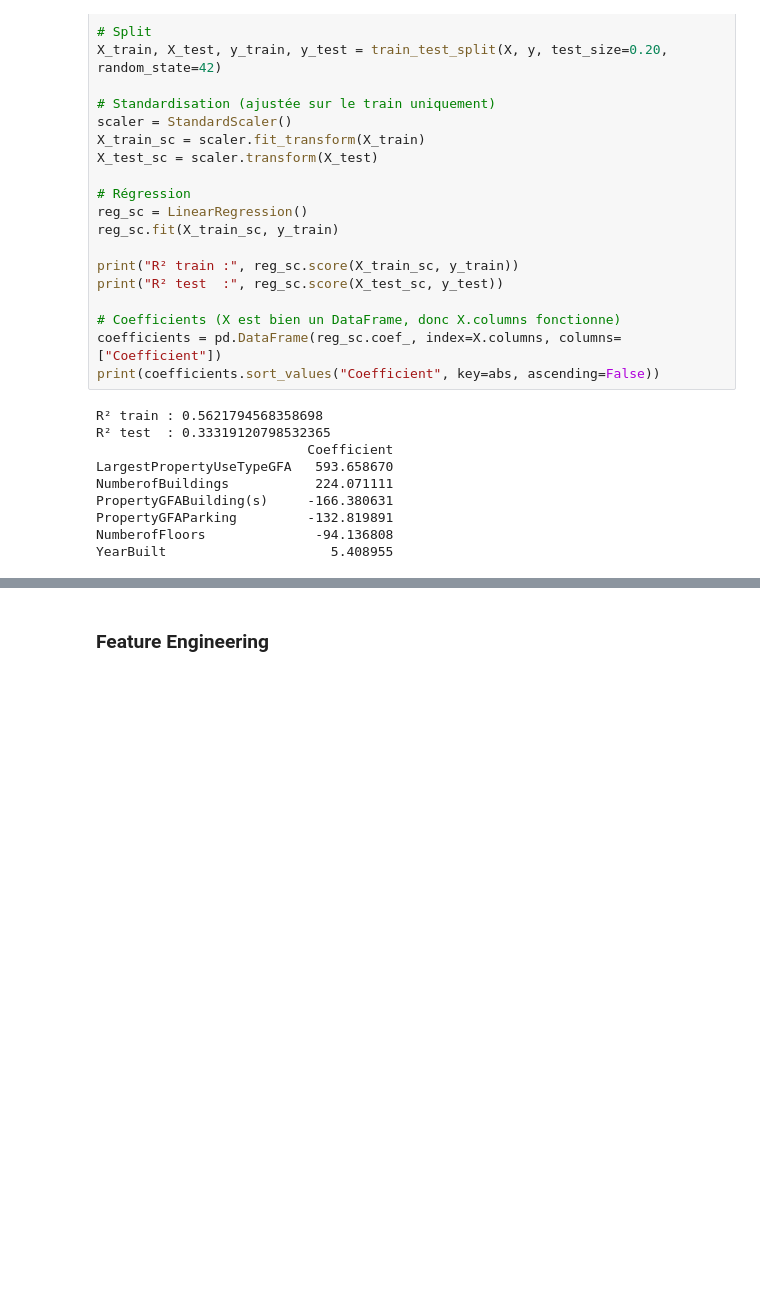
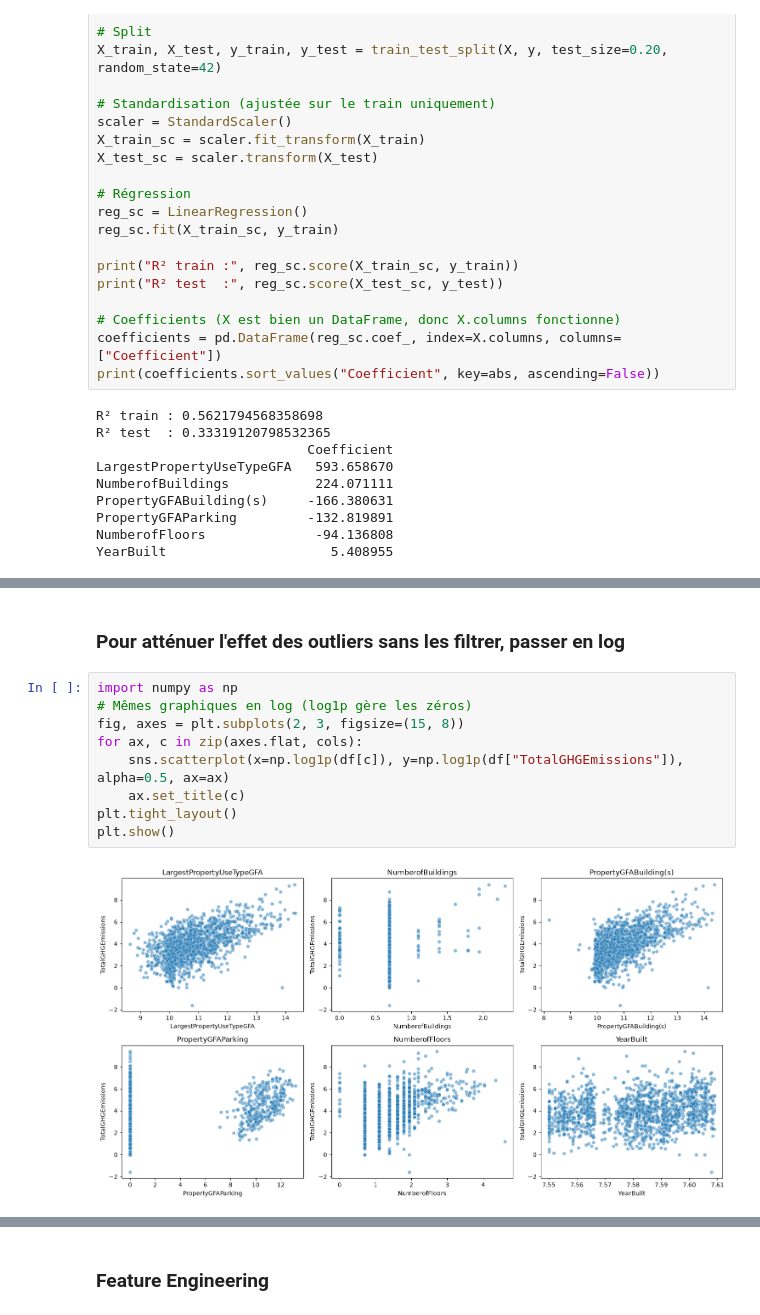
Before and after one commit to FabianDepagne/P3, a Jupyter notebook: P3_template_modelistation_supervisee_data_scientist.ipynb, the cells around one changed output, grey strips where cells are left out. Cells and saved outputs as stored; diff of their text form; blank space fills up the shorter version.

```diff
--- a/P3_template_modelistation_supervisee_data_scientist.ipynb
+++ b/P3_template_modelistation_supervisee_data_scientist.ipynb
@@ -445,0 +477,13 @@ YearBuilt                     5.408955
+# %% [markdown]
+### Pour atténuer l'effet des outliers sans les filtrer, passer en log
+# %%
+import numpy as np
+# Mêmes graphiques en log (log1p gère les zéros)
+fig, axes = plt.subplots(2, 3, figsize=(15, 8))
+for ax, c in zip(axes.flat, cols):
+    sns.scatterplot(x=np.log1p(df[c]), y=np.log1p(df["TotalGHGEmissions"]), alpha=0.5, ax=ax)
+    ax.set_title(c)
+plt.tight_layout()
+plt.show()
+# %% [output]
+[figure, added]
```
Also changed, not shown: parts of 8 cells of this notebook.
